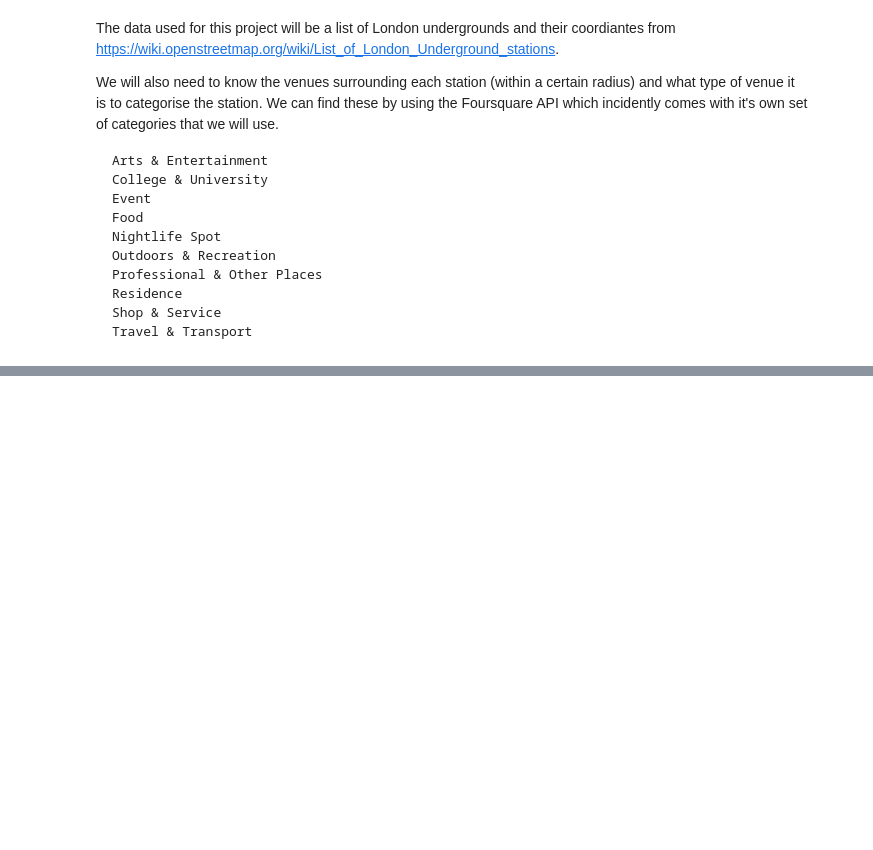
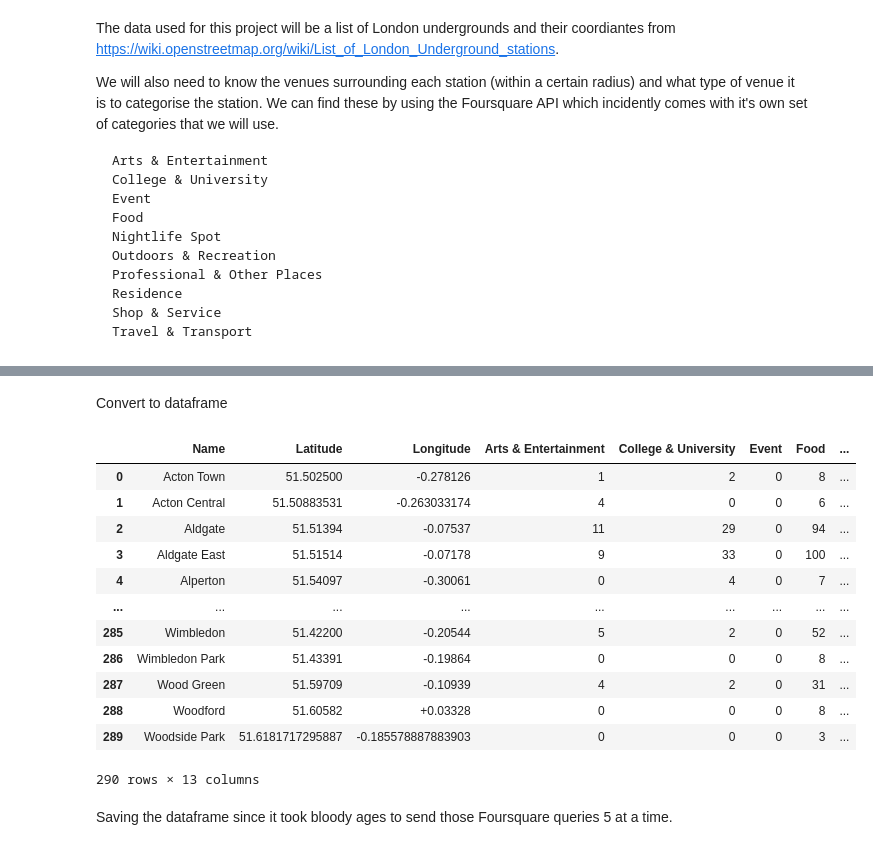
Before and after one commit to Hekkta/Coursera_Capstone, a Jupyter notebook: Capstone final assignment.ipynb, the cells around one changed output, grey strips where cells are left out. Saved outputs shown, nothing was run; the diff lists cells and outputs as text; code cells hidden in the pictures; blank space fills up the shorter version.

```diff
--- a/Capstone final assignment.ipynb
+++ b/Capstone final assignment.ipynb
@@ -25,0 +132,30 @@ We will also need to know the venues surrounding each station (within a certain
+# %%
+def getNearbyVenues(names, latitudes, longitudes, categories, radius=500):
+
+    Category_count=[]
+    for name, lat, lng in zip(names, latitudes, longitudes):
+        results = []
+        results.append(name)
+        results.append(lat)
+        results.append(lng)
+        print(name)
+        for category in categories.values():
+           # create the API request URL
+            url = 'https://api.foursquare.com/v2/venues/explore?&client_id={}&client_secret={}&v={}&ll={},{}&radius={}&categoryId={}'.format(
+                CLIENT_ID,
+                CLIENT_SECRET,
+                VERSION,
+                lat,
+                lng,
+                radius,
+                category)
+            #make GET request
+            result = requests.get(url).json()["response"]['totalResults']
+
+            results.append(result)
+
+        Category_count.append(results)
+
+
+
+    return Category_count
@@ -25,0 +164,3 @@ We will also need to know the venues surrounding each station (within a certain
+# %%
+result = getNearbyVenues(df['Name'][0:5], df['Latitude'][0:5], df['Longitude'][0:5], CATEGORIES)
+print(result)
@@ -25,0 +178,5 @@ We will also need to know the venues surrounding each station (within a certain
+# %%
+result2 = getNearbyVenues(df['Name'][285:291], df['Latitude'][285:291], df['Longitude'][285:291], CATEGORIES)
+for i in result2:
+    result.append(i)
+print(result[-5:])
@@ -25,0 +191,21 @@ We will also need to know the venues surrounding each station (within a certain
+# %% [markdown]
+Convert to dataframe
+# %%
+df2 = DataFrame(result,columns=['Name','Latitude','Longitude','Arts & Entertainment', 'College & University','Event','Food','Nightlife Spot','Outdoors & Recreation','Professional & Other Places','Residence','Shop & Service','Travel & Transport'])
+df2
+# %% [output]
+|  | Name | Latitude | Longitude | Arts & Entertainment | College & University | Event | Food | ... |
+| 0 | Acton Town | 51.502500 | -0.278126 | 1 | 2 | 0 | 8 | ... |
+| 1 | Acton Central | 51.50883531 | -0.263033174 | 4 | 0 | 0 | 6 | ... |
+| 2 | Aldgate | 51.51394 | -0.07537 | 11 | 29 | 0 | 94 | ... |
+| 3 | Aldgate East | 51.51514 | -0.07178 | 9 | 33 | 0 | 100 | ... |
+| 4 | Alperton | 51.54097 | -0.30061 | 0 | 4 | 0 | 7 | ... |
+| ... | ... | ... | ... | ... | ... | ... | ... | ... |
+| 285 | Wimbledon | 51.42200 | -0.20544 | 5 | 2 | 0 | 52 | ... |
+| 286 | Wimbledon Park | 51.43391 | -0.19864 | 0 | 0 | 0 | 8 | ... |
+| 287 | Wood Green | 51.59709 | -0.10939 | 4 | 2 | 0 | 31 | ... |
+| 288 | Woodford | 51.60582 | +0.03328 | 0 | 0 | 0 | 8 | ... |
+| 289 | Woodside Park | 51.6181717295887 | -0.185578887883903 | 0 | 0 | 0 | 3 | ... |
+290 rows × 13 columns
+# %% [markdown]
+Saving the dataframe since it took bloody ages to send those Foursquare queries 5 at a time.
```
Also changed, not shown: parts of 22 cells of this notebook.
